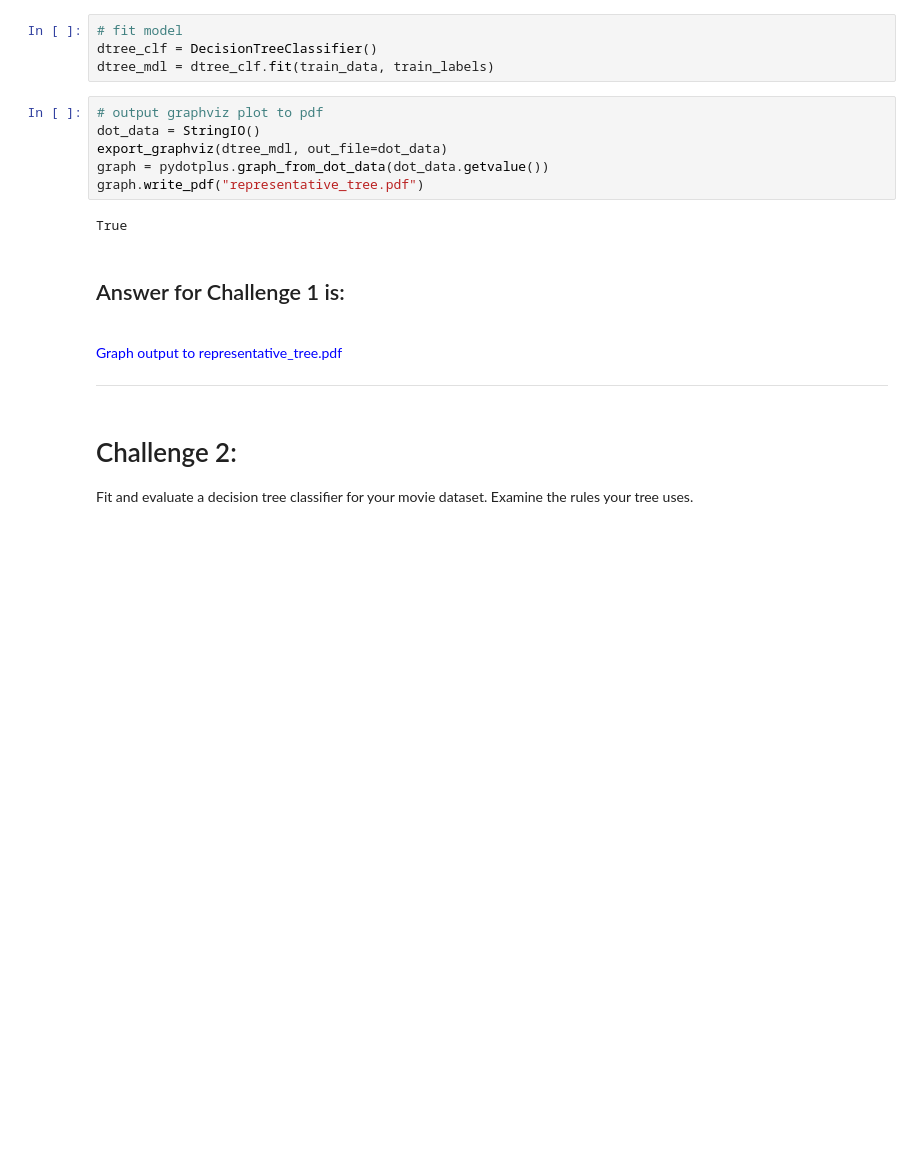
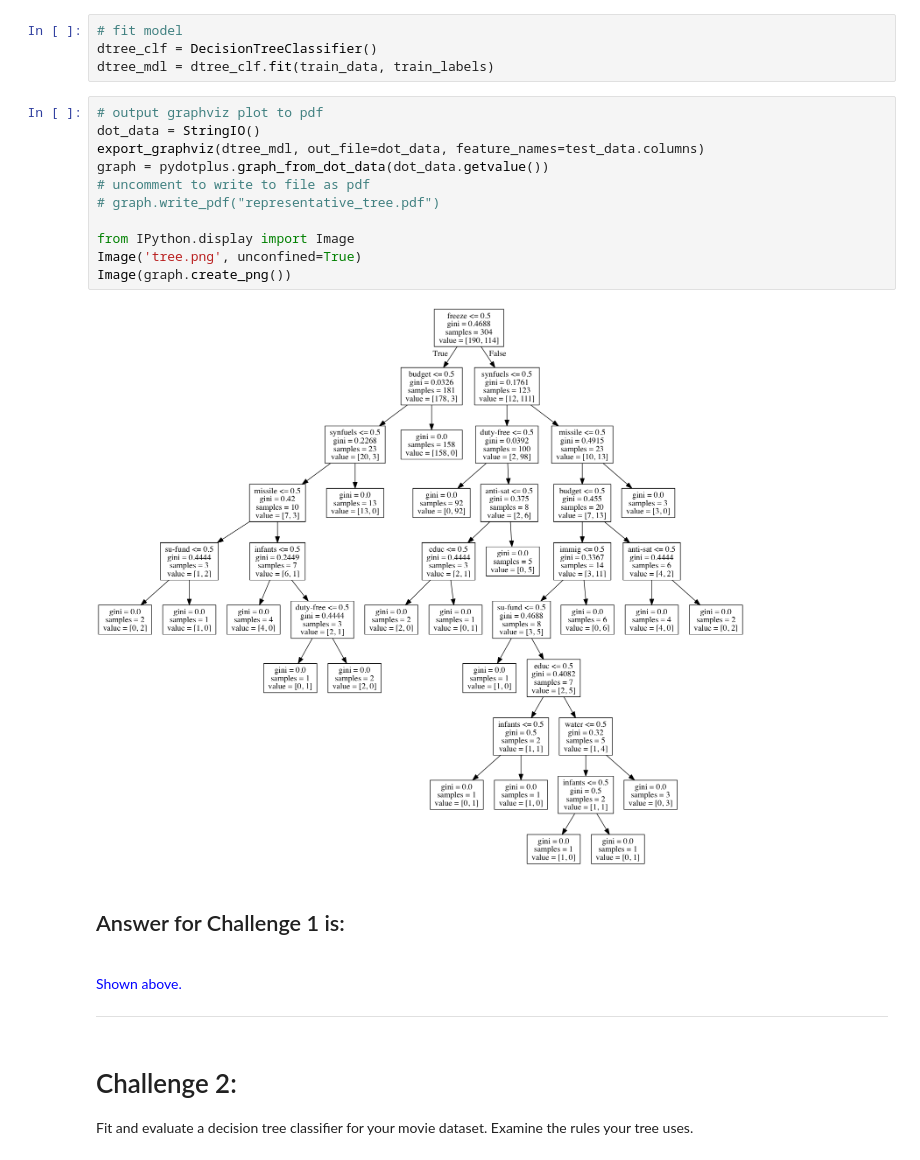
Before and after one commit to robinsones/dsp, a Jupyter notebook: challenges/submissions/08-decision_tree/bryant/08-decision_tree.ipynb, the cells around one changed output. Drawn from its saved outputs; the diff is of its cells as text; blank space fills up the shorter version.

```diff
--- a/challenges/submissions/08-decision_tree/bryant/08-decision_tree.ipynb
+++ b/challenges/submissions/08-decision_tree/bryant/08-decision_tree.ipynb
@@ -93,15 +93,20 @@ dtree_mdl = dtree_clf.fit(train_data, train_labels)
 # %%
 # output graphviz plot to pdf
 dot_data = StringIO()
-export_graphviz(dtree_mdl, out_file=dot_data)
+export_graphviz(dtree_mdl, out_file=dot_data, feature_names=test_data.columns)
 graph = pydotplus.graph_from_dot_data(dot_data.getvalue())
-graph.write_pdf("representative_tree.pdf")
+# uncomment to write to file as pdf
+# graph.write_pdf("representative_tree.pdf")
+
+from IPython.display import Image
+Image('tree.png', unconfined=True)
+Image(graph.create_png())
 # %% [output]
-True
+[figure, added]
 # %% [markdown]
 ## Answer for Challenge 1 is:
 <br>
-<font color='blue'>Graph output to representative_tree.pdf</font>
+<font color='blue'>Shown above.</font>
 
 ___
 # %% [markdown]
```
Also changed, not shown: parts of 2 cells of this notebook, 2 other files.
